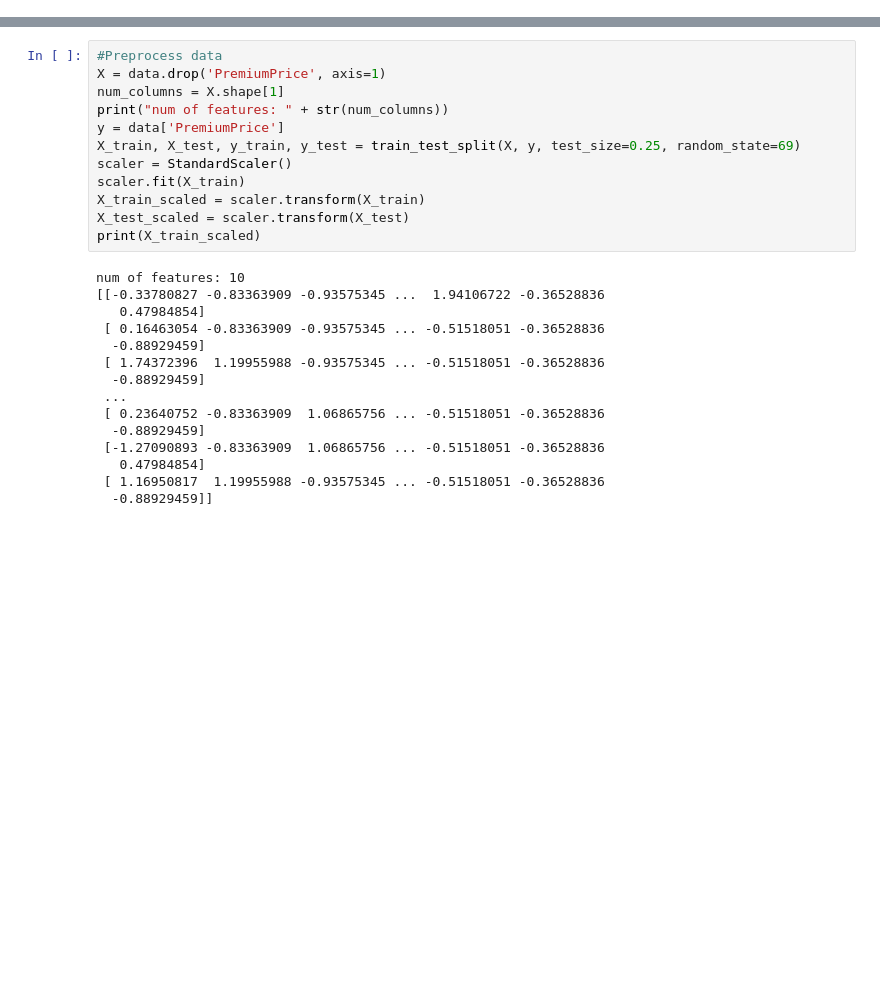
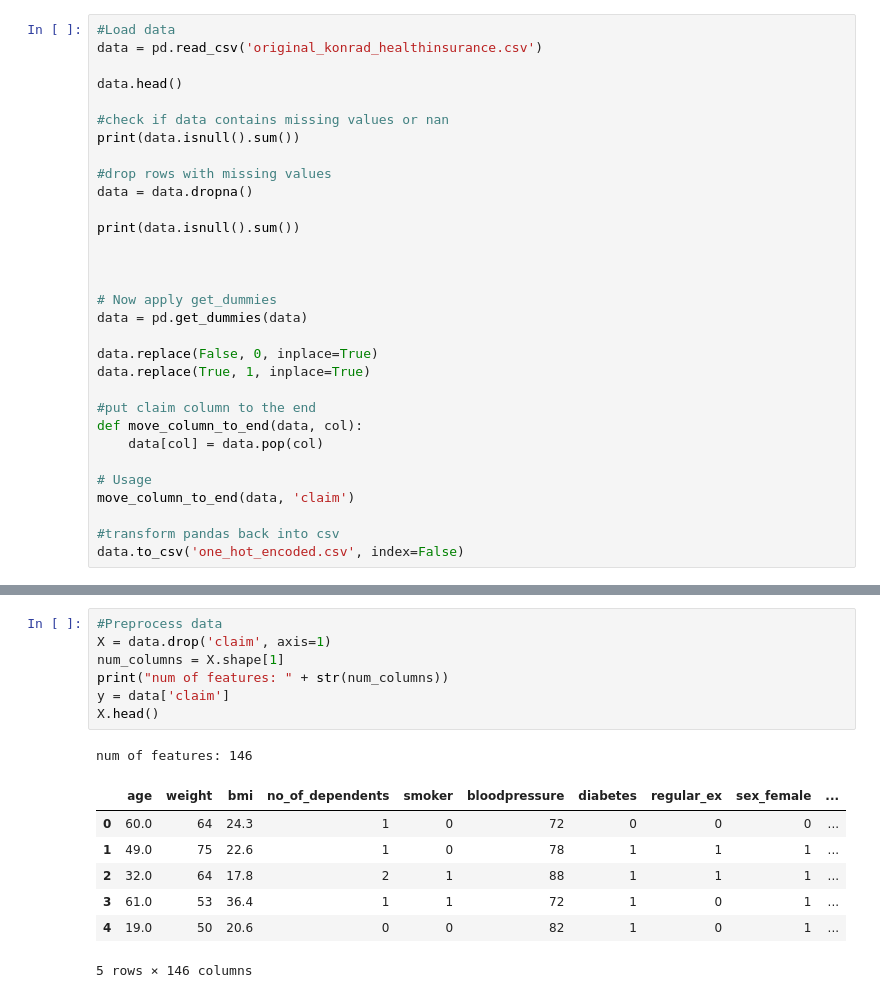
Before and after one commit to StefanBanioi/Group-13-Project-2-2, a Jupyter notebook: ANN_2nd_Dataset/ANN_train.ipynb, the cells around one changed output, grey strips where cells are left out. Drawn from its saved outputs; the diff is of its cells as text; blank space fills up the shorter version.

```diff
--- a/ANN_2nd_Dataset/ANN_train.ipynb
+++ b/ANN_2nd_Dataset/ANN_train.ipynb
@@ -21,0 +12,31 @@ data.head()
+# %%
+#Load data
+data = pd.read_csv('original_konrad_healthinsurance.csv')
+
+data.head()
+
+#check if data contains missing values or nan
+print(data.isnull().sum())
+
+#drop rows with missing values
+data = data.dropna()
+
+print(data.isnull().sum())
+
+
+
+# Now apply get_dummies
+data = pd.get_dummies(data)
+
+data.replace(False, 0, inplace=True)
+data.replace(True, 1, inplace=True)
+
+#put claim column to the end
+def move_column_to_end(data, col):
+    data[col] = data.pop(col)
+
+# Usage
+move_column_to_end(data, 'claim')
+
+#transform pandas back into csv
+data.to_csv('one_hot_encoded.csv', index=False)
@@ -22,27 +82,16 @@ data.head()
 # %%
 #Preprocess data
-X = data.drop('PremiumPrice', axis=1)
+X = data.drop('claim', axis=1)
 num_columns = X.shape[1]
 print("num of features: " + str(num_columns))
-y = data['PremiumPrice']
-X_train, X_test, y_train, y_test = train_test_split(X, y, test_size=0.25, random_state=69)
-scaler = StandardScaler()
-scaler.fit(X_train)
-X_train_scaled = scaler.transform(X_train)
-X_test_scaled = scaler.transform(X_test)
-print(X_train_scaled)
+y = data['claim']
+X.head()
 # %% [output]
-num of features: 10
-[[-0.33780827 -0.83363909 -0.93575345 ...  1.94106722 -0.36528836
-   0.47984854]
- [ 0.16463054 -0.83363909 -0.93575345 ... -0.51518051 -0.36528836
-  -0.88929459]
- [ 1.74372396  1.19955988 -0.93575345 ... -0.51518051 -0.36528836
-  -0.88929459]
- ...
- [ 0.23640752 -0.83363909  1.06865756 ... -0.51518051 -0.36528836
-  -0.88929459]
- [-1.27090893 -0.83363909  1.06865756 ... -0.51518051 -0.36528836
-   0.47984854]
- [ 1.16950817  1.19955988 -0.93575345 ... -0.51518051 -0.36528836
-  -0.88929459]]
+num of features: 146
+|  | age | weight | bmi | no_of_dependents | smoker | bloodpressure | diabetes | regular_ex | sex_female | ... |
+| 0 | 60.0 | 64 | 24.3 | 1 | 0 | 72 | 0 | 0 | 0 | ... |
+| 1 | 49.0 | 75 | 22.6 | 1 | 0 | 78 | 1 | 1 | 1 | ... |
+| 2 | 32.0 | 64 | 17.8 | 2 | 1 | 88 | 1 | 1 | 1 | ... |
+| 3 | 61.0 | 53 | 36.4 | 1 | 1 | 72 | 1 | 0 | 1 | ... |
+| 4 | 19.0 | 50 | 20.6 | 0 | 0 | 82 | 1 | 0 | 1 | ... |
+5 rows × 146 columns
```
Also changed, not shown: parts of 13 cells of this notebook, 12 other files.
